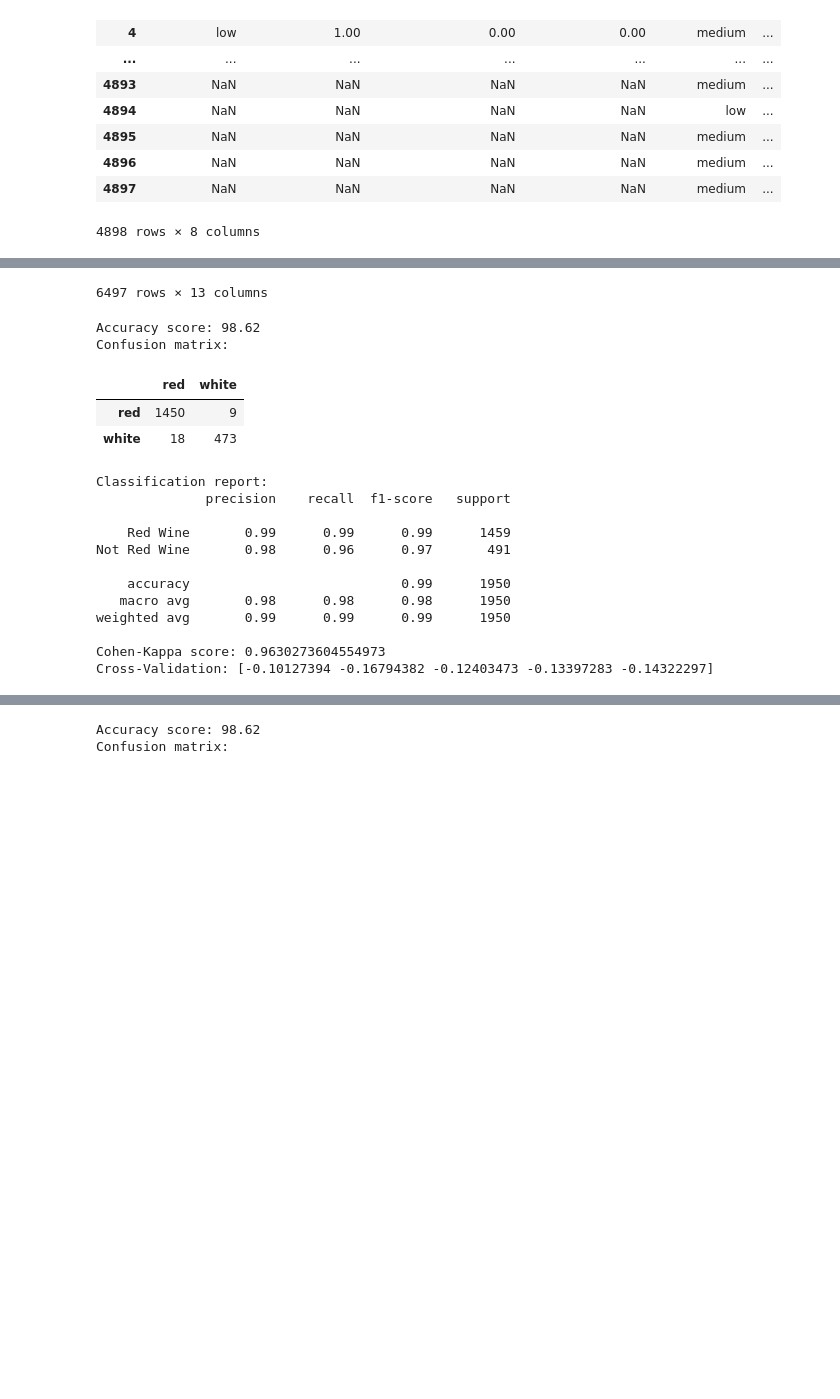
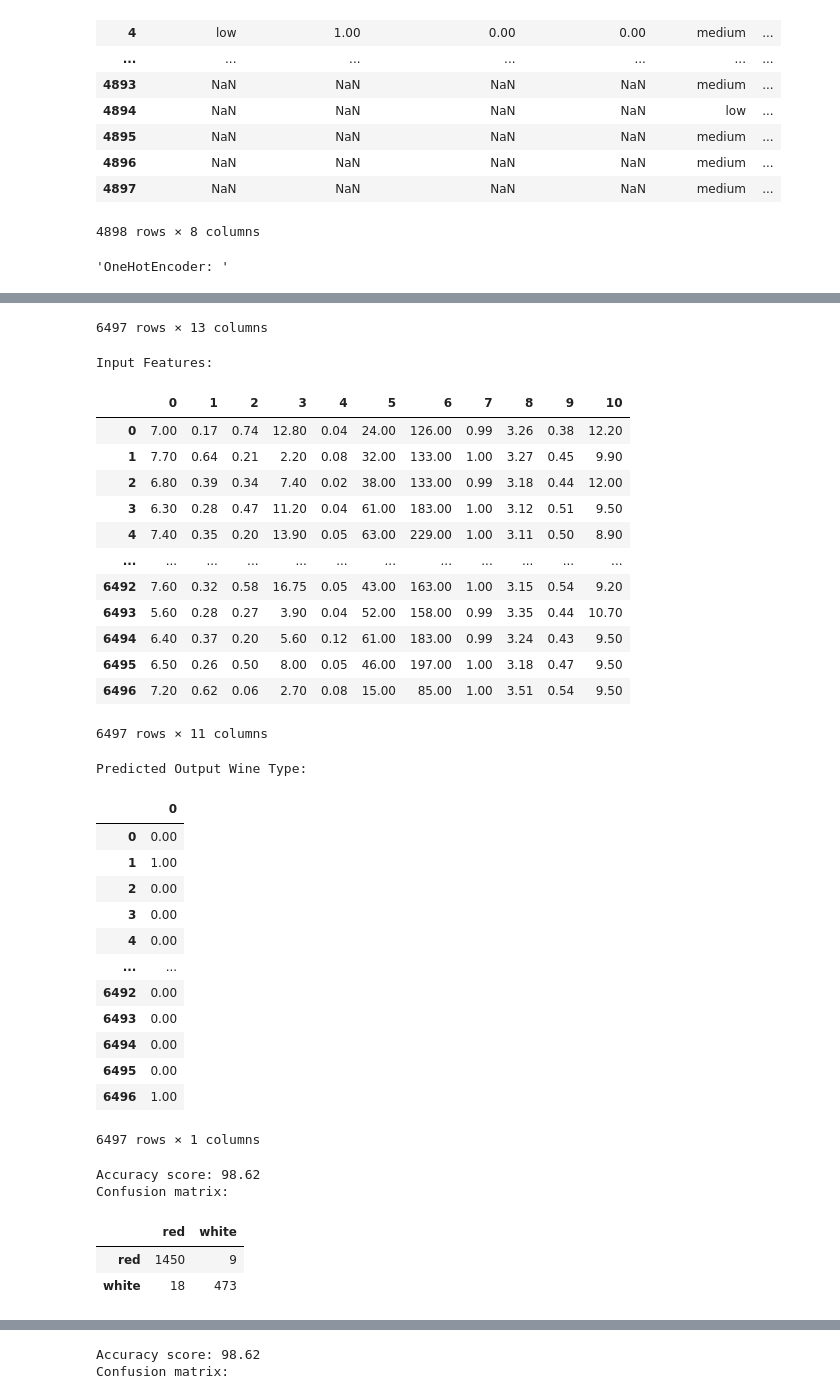
Before and after one commit to lvuduy/BlueBerry-Winery, a Jupyter notebook: PJ2_Sprint1.ipynb, the cells around one changed output, grey strips where cells are left out. Drawn from its saved outputs; the diff is of its cells as text; code cells hidden in the pictures; blank space fills up the shorter version.

Commit message:
add ML Models ipynb + clean codes

```diff
--- a/PJ2_Sprint1.ipynb
+++ b/PJ2_Sprint1.ipynb
@@ -1399,20 +1442,25 @@ Xwhite = Xwhite.iloc[:,:11]
 X_train, X_test, y_train, y_test = train_test_split(Xwhite,ywhite, train_size=0.80,test_size=0.20)
 # %%
 # Modelling
+from sklearn.model_selection import cross_val_score
 
 wines_mod = wines.drop(["quality", "quality_label"], axis=1)
 
 transformer = make_column_transformer((OneHotEncoder(), ['wine_type']),remainder='passthrough')
 transformed = transformer.fit_transform(wines_mod)
 transformed_wines = pd.DataFrame(transformed, columns=transformer.get_feature_names_out())
-display(transformed_wines)
+display("OneHotEncoder: ", transformed_wines)
 
 #--> the features we will keep to build our model
 X_feat = transformed [:,2:]
-#print(X_feat)
+X_featpd = pd.DataFrame(X_feat)
+print("Input Features:")
+display(X_featpd)
 #y target --> what you're trying to predict
-y_pre = transformed [:,0]                               #only 1d array (target : Red Wine)
-#print(y_pre)
+y_pre = transformed [:,0]
+y_prepd = pd.DataFrame(y_pre)
+print("Predicted Output Wine Type:")
+display(y_prepd)
 
 X_train, X_test, Y_train, Y_test = train_test_split(X_feat,y_pre, test_size= 0.30, random_state= 1, shuffle= True)
 
@@ -1464,14 +1512,10 @@ ConfusionMatrixDisplay.from_predictions(Y_test, pred_lr, display_labels= ["red",
 #plt.gcf().axes[0].tick_params(colors=color)
 #plt.gcf().axes[1].tick_params(colors=color)
 #plt.show()
-
-
-
+#_________________________________________________________________________________________________________________________________________
 
 #Top left quadrant = True Positives = The model predicted that the Wine type is Red and the Wine is red.
-#3870 bottles were correctly labelled as Red
 #Bottom right quadrant = True Negatives = The model predicted that the Wine type NOT is Red and the Wine type is NOT Red.
-
 #Top right quadrant = False Positives = The model predicted that the Wine type is Red and the Wine type is NOT Red.
 #Bottom left quadrant = False Negatives = The model predicted that the Wine type NOT is Red and the the Wine type is red.
 
@@ -1485,49 +1529,65 @@ print(classification_report(Y_test, pred_lr, target_names=["Red Wine","Not Red W
 #Cohen-Kappa Score
 kappa = cohen_kappa_score(pred_lr, Y_test)
 print("Cohen-Kappa score:", kappa)
 
 #Kappa is an important measure of classifier performance, especially on an imbalanced data set and multi-class problems.
 #It expresses the level of agreement between two annotators on a classification problem, one annotator being your ML model,
 #the second classifier being a model that simply guesses at random.
 
 #Here is one possible interpretation of Kappa:
 #Poor agreement = Less than 0.20 (including negative numbers)
 #Fair agreement = 0.20 to 0.40
 #Moderate agreement = 0.40 to 0.60
 #Good agreement = 0.60 to 0.80
 #Very good agreement = 0.80 to 1.00
 
-from sklearn.model_selection import cross_val_score
 scores = cross_val_score(lr, X_test_norm, Y_test, cv=5, scoring='neg_root_mean_squared_error')
 print("Cross-Validation:", scores)
 # %% [output]
+'OneHotEncoder: '
 |  | onehotencoder__wine_type_red | onehotencoder__wine_type_white | remainder__fixed acidity | remainder__volatile acidity | ... |
 | 0 | 0.00 | 1.00 | 7.00 | 0.17 | ... |
 | 1 | 1.00 | 0.00 | 7.70 | 0.64 | ... |
 | 2 | 0.00 | 1.00 | 6.80 | 0.39 | ... |
 | 3 | 0.00 | 1.00 | 6.30 | 0.28 | ... |
 | 4 | 0.00 | 1.00 | 7.40 | 0.35 | ... |
 | ... | ... | ... | ... | ... | ... |
 | 6492 | 0.00 | 1.00 | 7.60 | 0.32 | ... |
 | 6493 | 0.00 | 1.00 | 5.60 | 0.28 | ... |
 | 6494 | 0.00 | 1.00 | 6.40 | 0.37 | ... |
 | 6495 | 0.00 | 1.00 | 6.50 | 0.26 | ... |
 | 6496 | 1.00 | 0.00 | 7.20 | 0.62 | ... |
-6497 rows × 13 columns
-Accuracy score: 98.62
-Confusion matrix:
+6497 rows × 13 columns
+Input Features:
-|  | red | white |
-| red | 1450 | 9 |
-| white | 18 | 473 |
+|  | 0 | 1 | 2 | 3 | 4 | 5 | 6 | 7 | 8 | 9 | 10 |
+| 0 | 7.00 | 0.17 | 0.74 | 12.80 | 0.04 | 24.00 | 126.00 | 0.99 | 3.26 | 0.38 | 12.20 |
+| 1 | 7.70 | 0.64 | 0.21 | 2.20 | 0.08 | 32.00 | 133.00 | 1.00 | 3.27 | 0.45 | 9.90 |
+| 2 | 6.80 | 0.39 | 0.34 | 7.40 | 0.02 | 38.00 | 133.00 | 0.99 | 3.18 | 0.44 | 12.00 |
+| 3 | 6.30 | 0.28 | 0.47 | 11.20 | 0.04 | 61.00 | 183.00 | 1.00 | 3.12 | 0.51 | 9.50 |
+| 4 | 7.40 | 0.35 | 0.20 | 13.90 | 0.05 | 63.00 | 229.00 | 1.00 | 3.11 | 0.50 | 8.90 |
+| ... | ... | ... | ... | ... | ... | ... | ... | ... | ... | ... | ... |
+| 6492 | 7.60 | 0.32 | 0.58 | 16.75 | 0.05 | 43.00 | 163.00 | 1.00 | 3.15 | 0.54 | 9.20 |
+| 6493 | 5.60 | 0.28 | 0.27 | 3.90 | 0.04 | 52.00 | 158.00 | 0.99 | 3.35 | 0.44 | 10.70 |
+| 6494 | 6.40 | 0.37 | 0.20 | 5.60 | 0.12 | 61.00 | 183.00 | 0.99 | 3.24 | 0.43 | 9.50 |
+| 6495 | 6.50 | 0.26 | 0.50 | 8.00 | 0.05 | 46.00 | 197.00 | 1.00 | 3.18 | 0.47 | 9.50 |
+| 6496 | 7.20 | 0.62 | 0.06 | 2.70 | 0.08 | 15.00 | 85.00 | 1.00 | 3.51 | 0.54 | 9.50 |
-Classification report:
-              precision    recall  f1-score   support
-
-    Red Wine       0.99      0.99      0.99      1459
-Not Red Wine       0.98      0.96      0.97       491
-
-    accuracy                           0.99      1950
-   macro avg       0.98      0.98      0.98      1950
-weighted avg       0.99      0.99      0.99      1950
-
-Cohen-Kappa score: 0.9630273604554973
-Cross-Validation: [-0.10127394 -0.16794382 -0.12403473 -0.13397283 -0.14322297]
+6497 rows × 11 columns
+Predicted Output Wine Type:
+|  | 0 |
+| 0 | 0.00 |
+| 1 | 1.00 |
+| 2 | 0.00 |
+| 3 | 0.00 |
+| 4 | 0.00 |
+| ... | ... |
+| 6492 | 0.00 |
+| 6493 | 0.00 |
+| 6494 | 0.00 |
+| 6495 | 0.00 |
+| 6496 | 1.00 |
+6497 rows × 1 columns
+Accuracy score: 98.62
+Confusion matrix:
+|  | red | white |
+| red | 1450 | 9 |
+| white | 18 | 473 |
```
Also changed, not shown: parts of 25 cells of this notebook, 1 other file.
